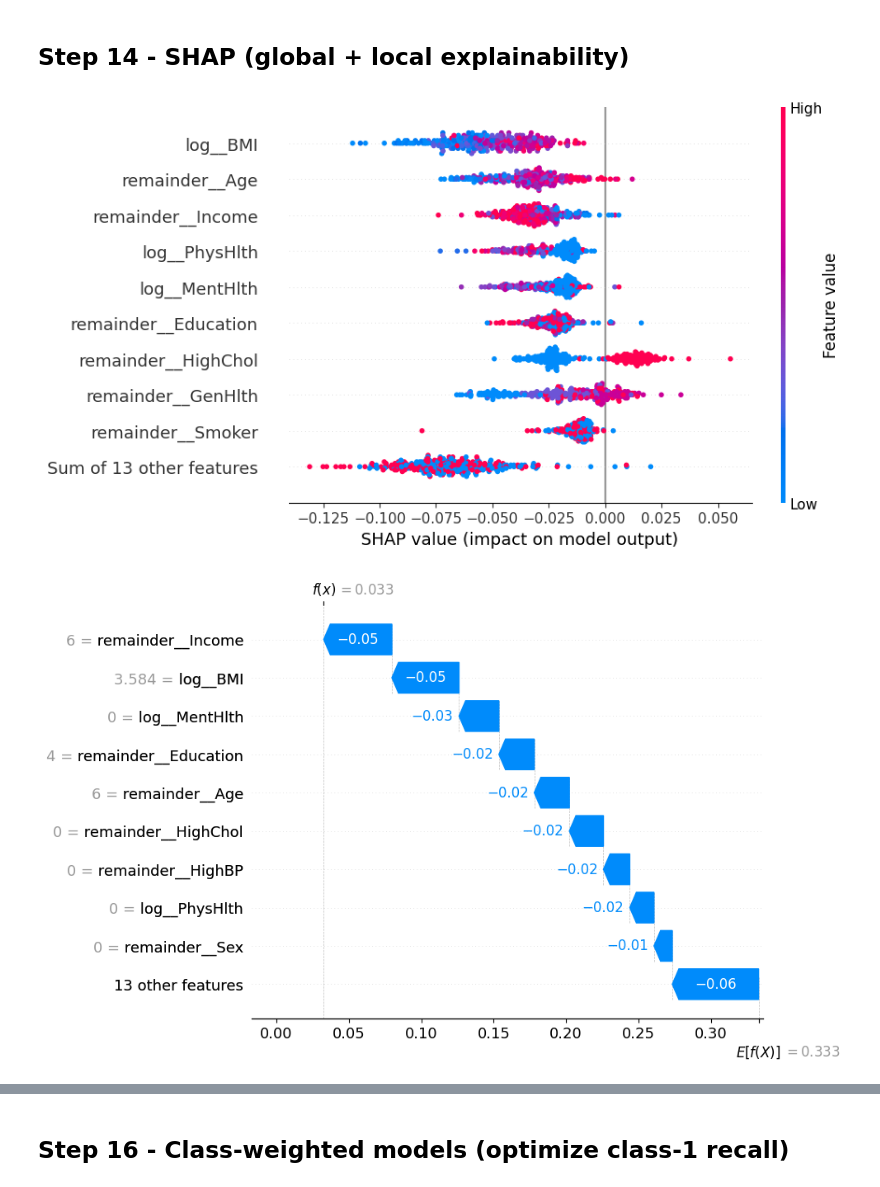
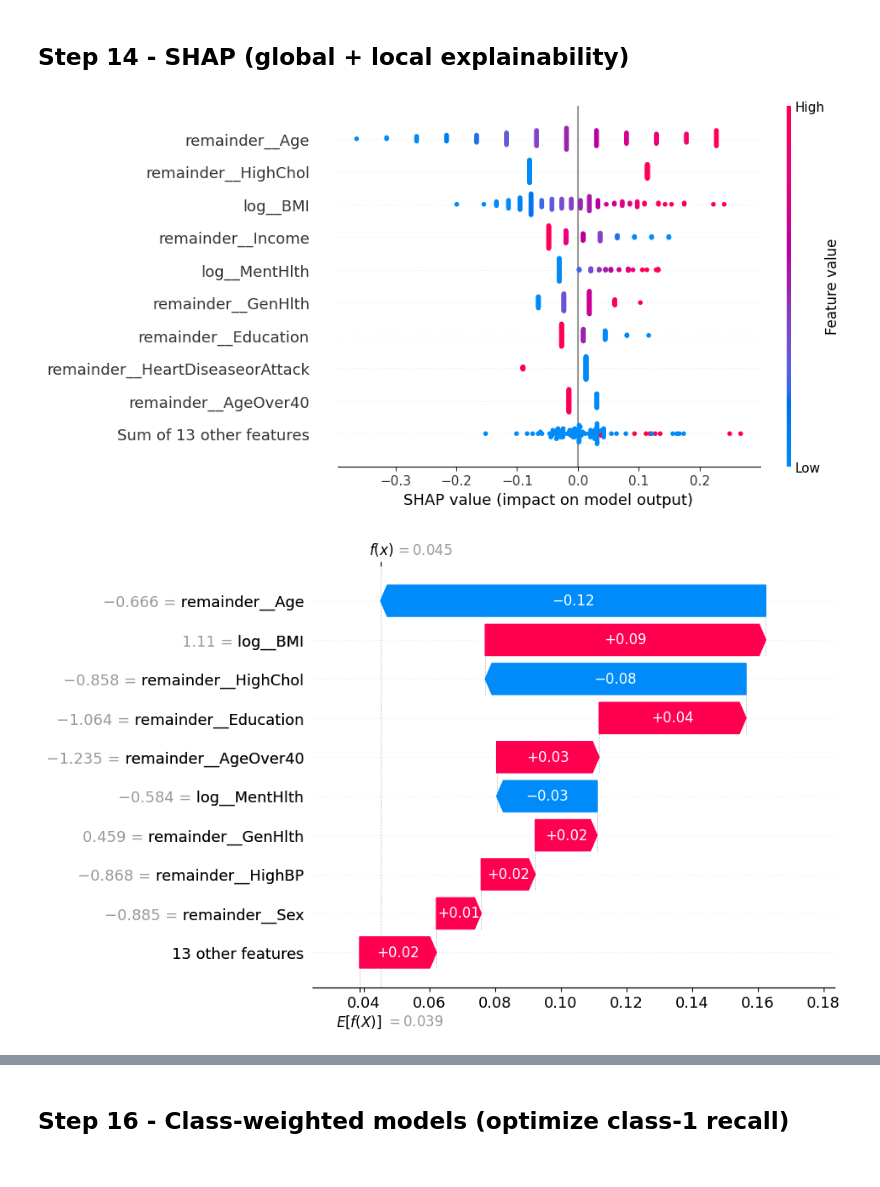
Before and after one commit to No0bDarren/ADALL_github, a Jupyter notebook: ADALL_Final_Project.ipynb, the cells around one changed output, grey strips where cells are left out. Cells and saved outputs as stored; diff of their text form; code cells hidden in the pictures.

```diff
--- a/ADALL_Final_Project.ipynb
+++ b/ADALL_Final_Project.ipynb
@@ -494,21 +601,2 @@ FINAL MODEL: RandomForest_CV
 # %% [markdown]
 ## Step 11b - Top drivers summary (for insights write-up)
-# %%
-# Top drivers from SHAP (mean absolute)
-import shap
-import numpy as np
-
-if winner_name.startswith("LogReg"):
-    print("Final model is Logistic Regression. Use coefficients or permutation importance; TreeExplainer not applicable.")
-else:
-    # Limit SHAP to a small sample for speed
-    X_shap = X_eval.iloc[:300] if hasattr(X_eval, "iloc") else X_eval[:300]
-
-    explainer = shap.TreeExplainer(final_model)
-    shap_values = explainer(X_shap)
-
-    class_idx = 1  # 0=no, 1=prediabetes, 2=diabetes
-    sv = shap_values[..., class_idx]
-    shap_abs = np.abs(sv.values).mean(axis=0)
-    shap_top = pd.Series(shap_abs, index=feature_names).sort_values(ascending=False).head(5)
-    print("Top SHAP features:\n", shap_top)
@@ -546,30 +727,36 @@ remainder__AgeOver40               0.002456
 dtype: float64
 # %% [markdown]
 ## Step 14 - SHAP (global + local explainability)
-# %%
-try:
-    import shap
-except ImportError as e:
-    raise ImportError("shap not installed. Install with: pip install shap") from e
-
-if winner_name.startswith("LogReg"):
-    print("Final model is Logistic Regression. Skip SHAP TreeExplainer.")
-else:
-    # Limit SHAP to a small sample for speed
-    X_shap = X_eval.iloc[:300] if hasattr(X_eval, "iloc") else X_eval[:300]
-
-    explainer = shap.TreeExplainer(final_model)
-    shap_values = explainer(X_shap)
-
-    class_idx = 1
-    sv = shap_values[..., class_idx]
-
-    # Global summary plot
-    shap.plots.beeswarm(sv)
-
-    # Local explanation for one sample
-    i = 0
-    shap.plots.waterfall(sv[i])
-# %% [output]
-[figure, removed]
-[figure, removed]
+# %%
+try:
+    import shap
+except ImportError as e:
+    raise ImportError("shap not installed. Install with: pip install shap") from e
+
+import numpy as np
+
+sample_n = 120
+
+if winner_name.startswith("LogReg"):
+    X_shap = X_eval.iloc[:sample_n]
+    background = X_train_s_df.sample(n=min(200, len(X_train_s_df)), random_state=42)
+    explainer = shap.LinearExplainer(final_model, background)
+    shap_values = explainer(X_shap)
+    sv = shap_values[..., 1] if np.ndim(shap_values.values) == 3 else shap_values
+
+    shap.plots.beeswarm(sv)
+    shap.plots.waterfall(sv[0])
+else:
+    model = final_model.named_steps["rf"] if "rf" in final_model.named_steps else final_model.named_steps["xgb"]
+    X_proc = final_model.named_steps["preprocess"].transform(X_eval)
+    X_shap = X_proc[:sample_n]
+
+    explainer = shap.TreeExplainer(model)
+    shap_values = explainer(X_shap)
+    sv = shap_values[..., 1] if np.ndim(shap_values.values) == 3 else shap_values
+
+    shap.plots.beeswarm(sv)
+    shap.plots.waterfall(sv[0])
+# %% [output]
+[figure, added]
+[figure, added]
```
Also changed, not shown: parts of 37 cells of this notebook.
